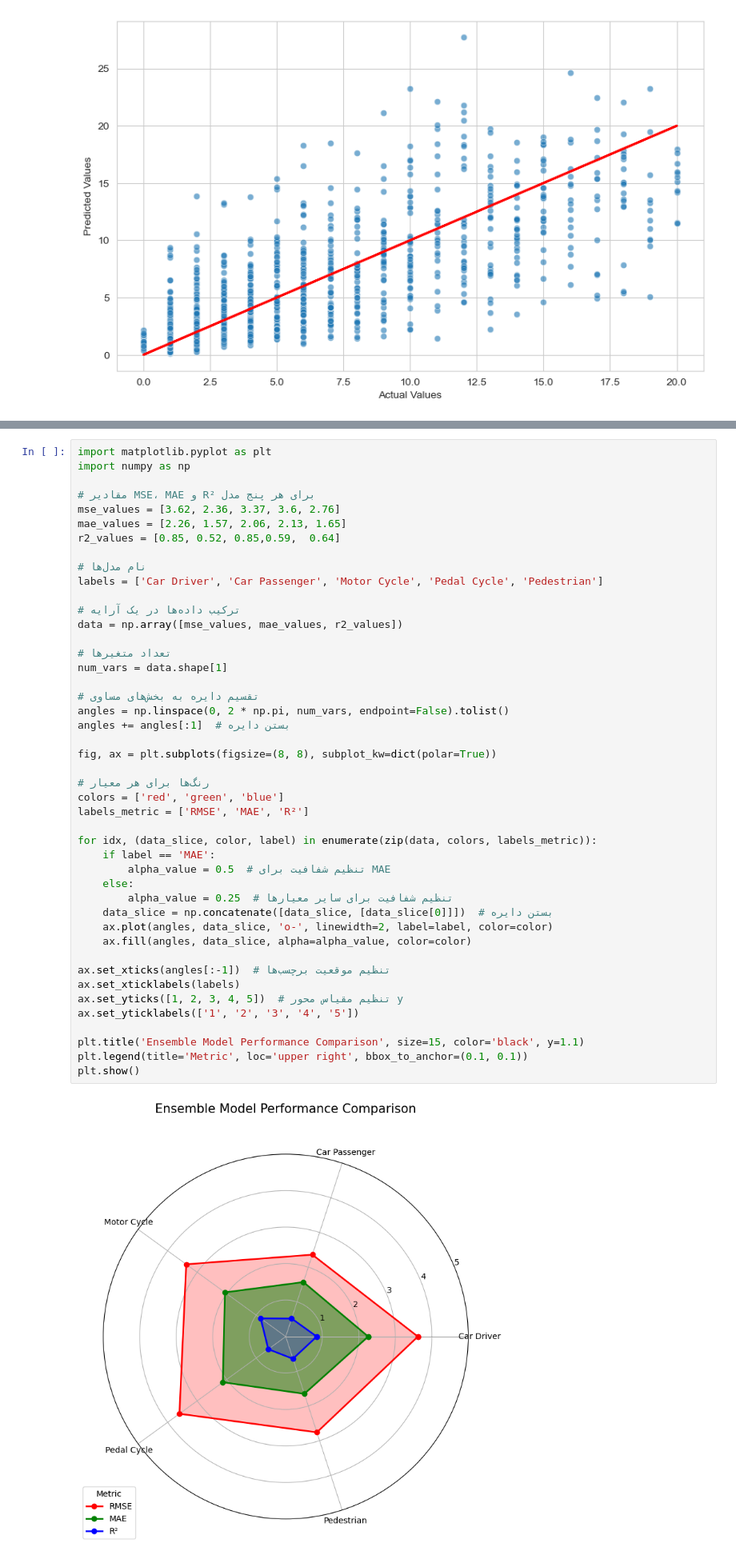
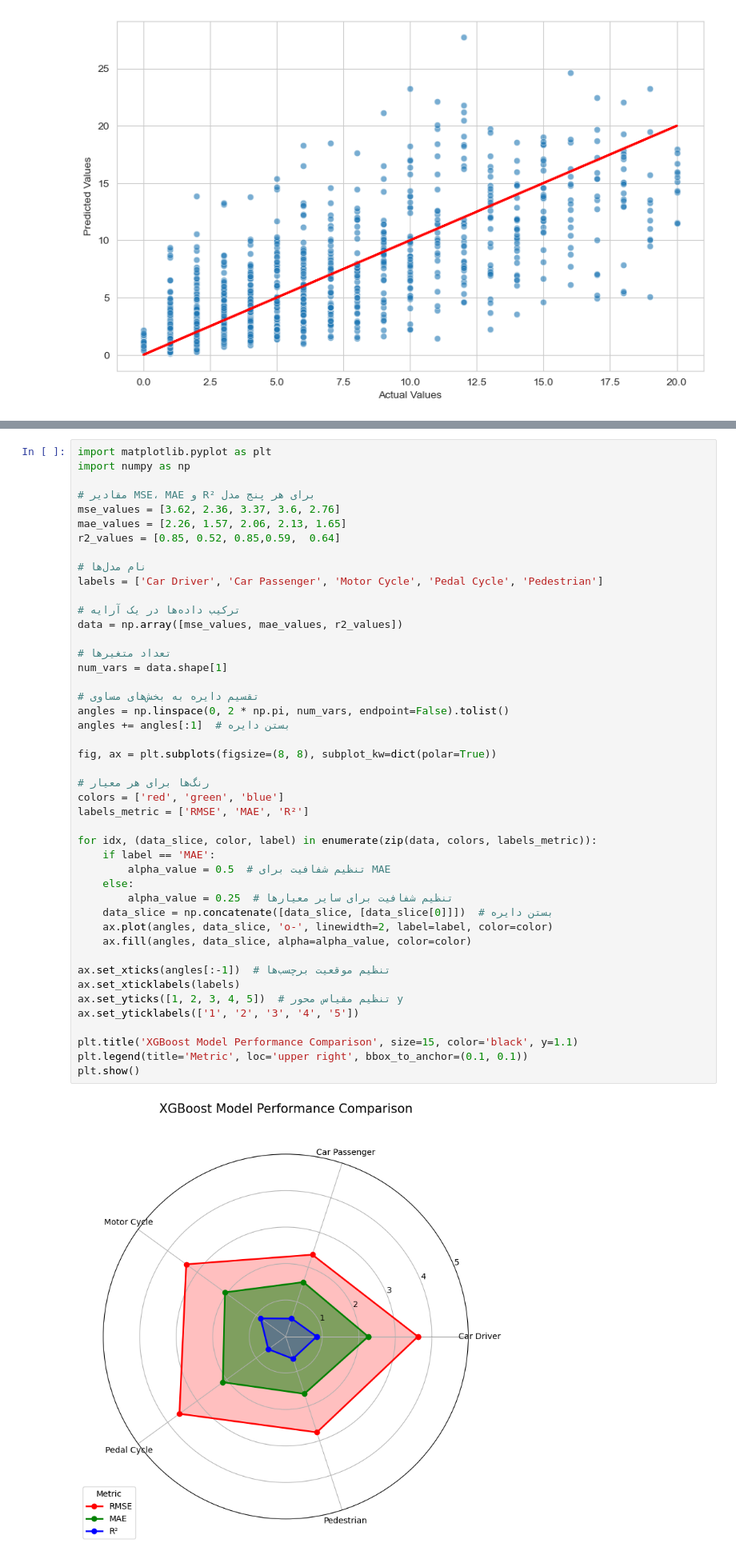
Before and after one commit to mraminamiri/National_Accident, a Jupyter notebook: HospitalRegression/Xgboost poison regression.ipynb, the cells around one changed output, grey strips where cells are left out. Shown at 80% size. Cells and saved outputs as stored; diff of their text form.

```diff
--- a/HospitalRegression/Xgboost poison regression.ipynb
+++ b/HospitalRegression/Xgboost poison regression.ipynb
@@ -1074,32 +1074,32 @@ data = np.array([mse_values, mae_values, r2_values])
 # تعداد متغیرها
 num_vars = data.shape[1]
 
 # تقسیم دایره به بخش‌های مساوی
 angles = np.linspace(0, 2 * np.pi, num_vars, endpoint=False).tolist()
 angles += angles[:1]  # بستن دایره
 
 fig, ax = plt.subplots(figsize=(8, 8), subplot_kw=dict(polar=True))
 
 # رنگ‌ها برای هر معیار
 colors = ['red', 'green', 'blue']
 labels_metric = ['RMSE', 'MAE', 'R²']
 
 for idx, (data_slice, color, label) in enumerate(zip(data, colors, labels_metric)):
     if label == 'MAE':
         alpha_value = 0.5  # تنظیم شفافیت برای MAE
     else:
         alpha_value = 0.25  # تنظیم شفافیت برای سایر معیارها
     data_slice = np.concatenate([data_slice, [data_slice[0]]])  # بستن دایره
     ax.plot(angles, data_slice, 'o-', linewidth=2, label=label, color=color)
     ax.fill(angles, data_slice, alpha=alpha_value, color=color)
 
 ax.set_xticks(angles[:-1])  # تنظیم موقعیت برچسب‌ها
 ax.set_xticklabels(labels)
 ax.set_yticks([1, 2, 3, 4, 5])  # تنظیم مقیاس محور y
 ax.set_yticklabels(['1', '2', '3', '4', '5'])
 
-plt.title('Ensemble Model Performance Comparison', size=15, color='black', y=1.1)
+plt.title('XGBoost Model Performance Comparison', size=15, color='black', y=1.1)
 plt.legend(title='Metric', loc='upper right', bbox_to_anchor=(0.1, 0.1))
 plt.show()
 # %% [output]
-[figure, old version]
+[figure, new version]
```
